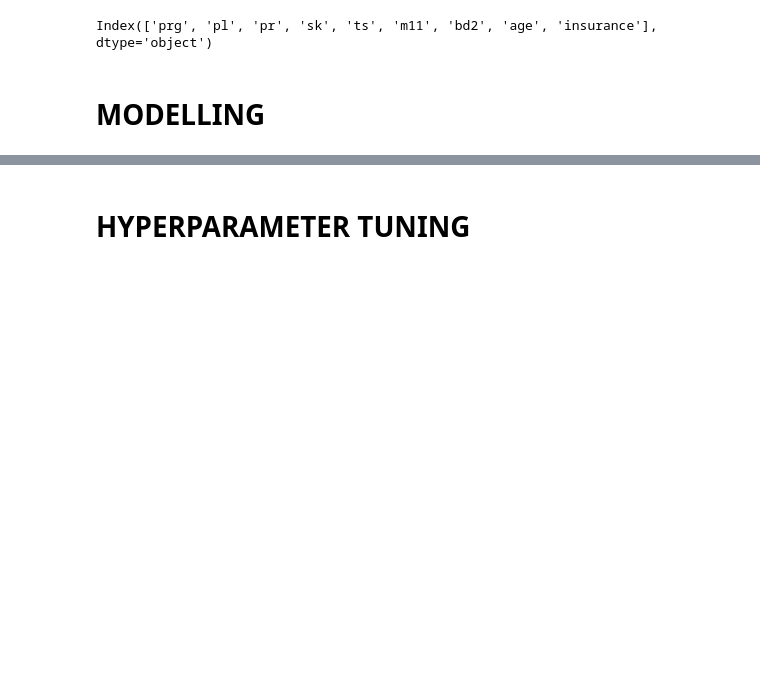
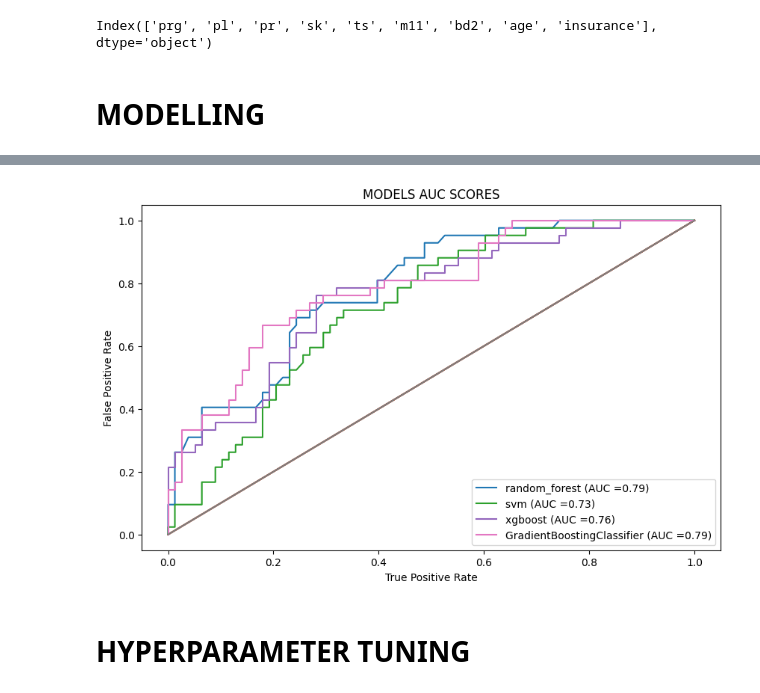
Before and after one commit to Creative-Parasite/Sepsis-API-, a Jupyter notebook: sepsis.ipynb, the cells around one changed output, grey strips where cells are left out. Saved outputs shown, nothing was run; the diff lists cells and outputs as text; code cells hidden in the pictures; blank space fills up the shorter version.

```diff
--- a/sepsis.ipynb
+++ b/sepsis.ipynb
@@ -548,3 +583,31 @@ metrics_table.sort_values(by='F1_Score', ascending=False, ignore_index=True)
+# %%
+## Check for the AUC SCORE AND ROC CURVE OF ALL THE MODELS
+fig, ax = plt.subplots(figsize=(10,6))
+
+all_roc_data ={}
+
+for model_name, pipeline in all_pipelines.items():
+    y_score = pipeline.predict_proba(X_eval)[:, 1]
+
+    fpr, tpr, thresholds = roc_curve(y_evaled, y_score)
+
+    roc_auc = auc(fpr, tpr)
+
+    roc_data_df = pd.DataFrame({"False Positive Rate" : fpr, "True Positive rate ": tpr, "Thresholds": thresholds})
+
+    all_roc_data[model_name]=roc_data_df
+
+    ax.plot(fpr,tpr, label=f"{model_name} (AUC ={roc_auc:.2f})")
+
+    ax.plot([0,1],[0,1])
+    ax.set_ylabel("False Positive Rate")
+    ax.set_xlabel("True Positive Rate")
+    plt.legend()
+    plt.title("MODELS AUC SCORES")
+
+plt.show()
+# %% [output]
+[figure, added]
 # %% [markdown]
 # **HYPERPARAMETER TUNING**
 # %%
```
Also changed, not shown: parts of 16 cells of this notebook.
